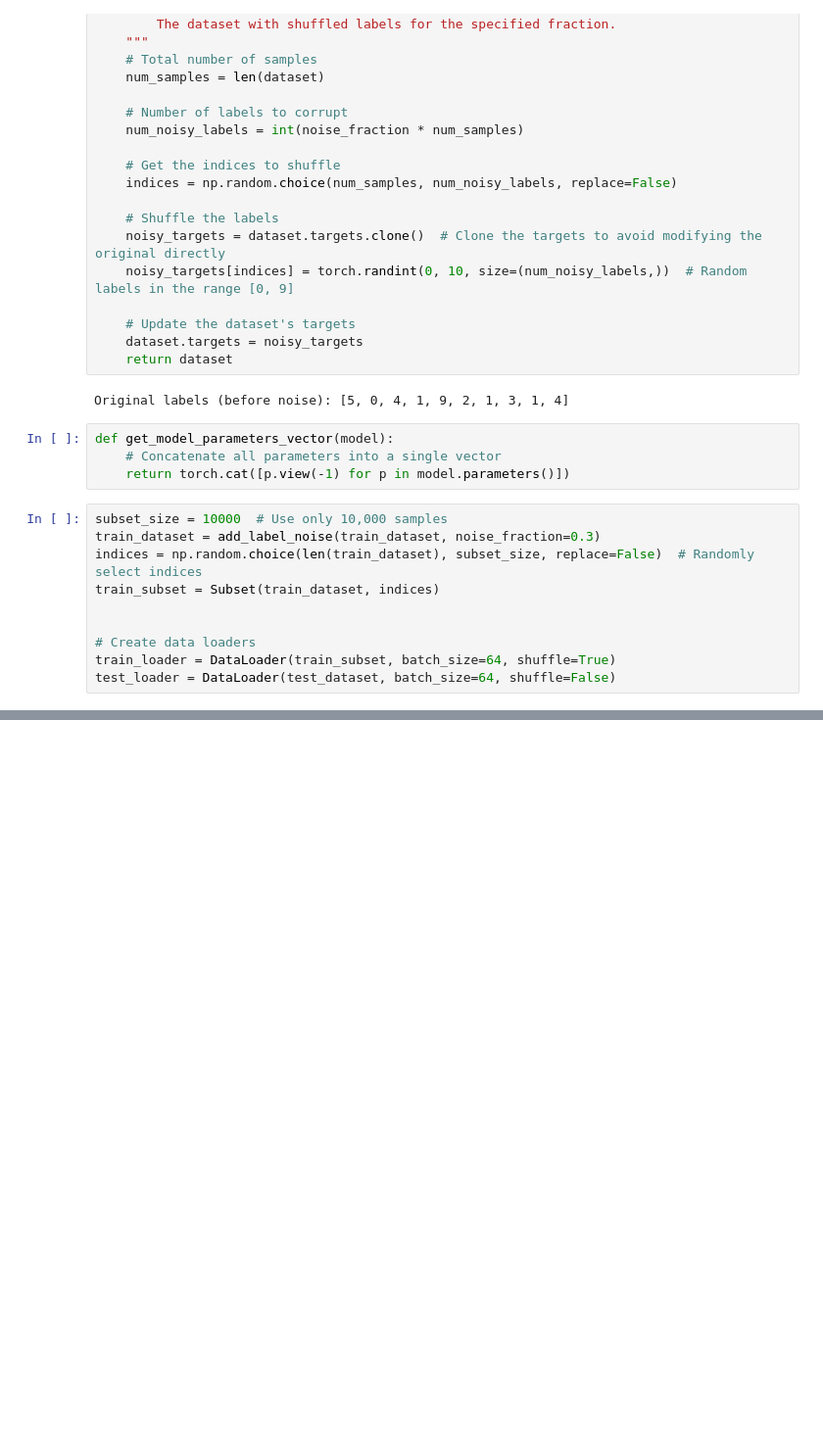
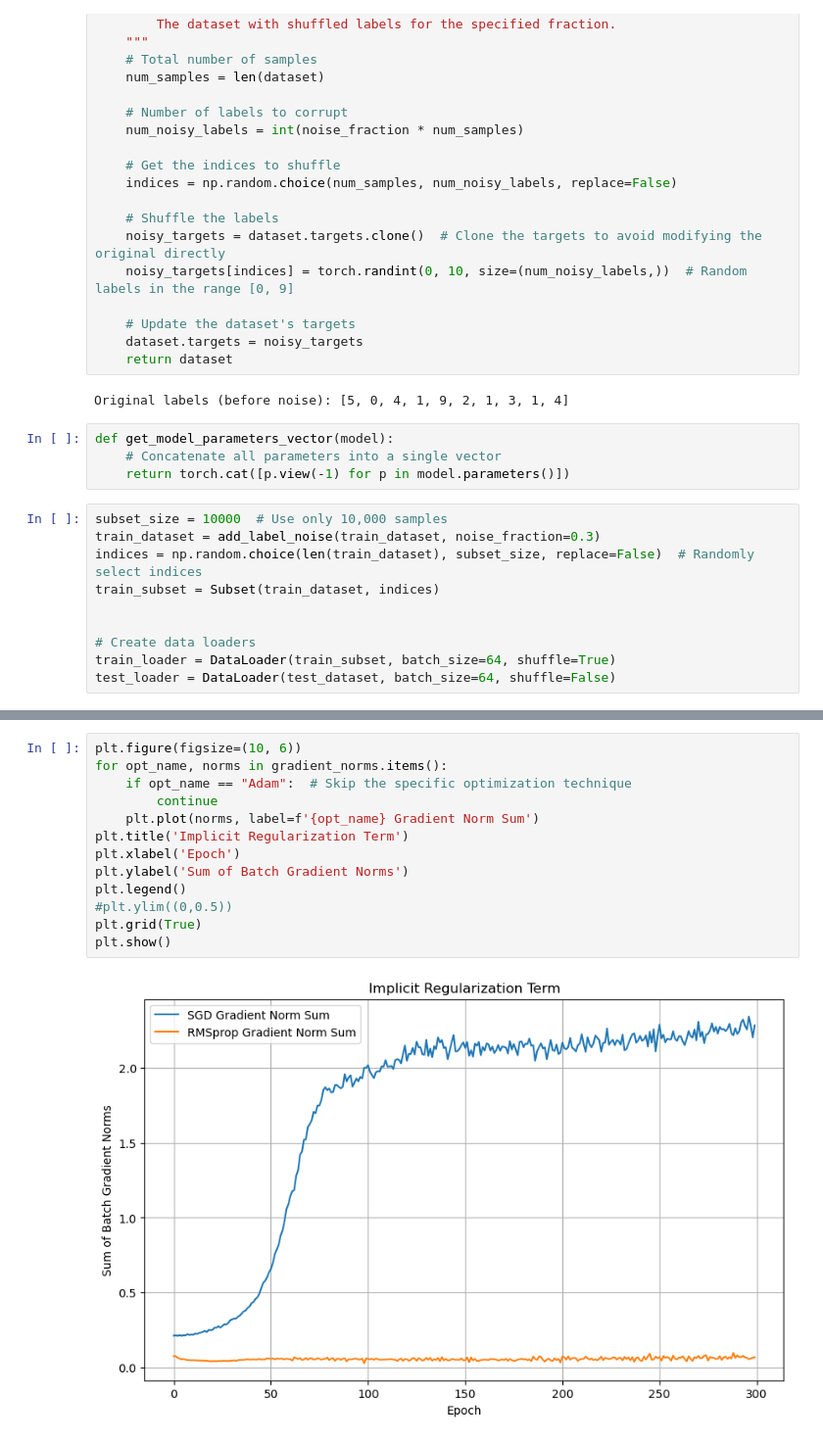
Before and after one commit to kamaljeetsingh14/SIE-645-Final-Project, a Jupyter notebook: experiment 1.ipynb, the cells around one changed output, grey strips where cells are left out. Shown at 98% size. Cells and saved outputs as stored; diff of their text form; blank space fills up the shorter version.

```diff
--- a/experiment 1.ipynb
+++ b/experiment 1.ipynb
@@ -236,0 +307,15 @@ Epoch [300/300], Training Loss: 2.2903, Training Accuracy: 21.88%, Test Loss: 2.
+# %%
+plt.figure(figsize=(10, 6))
+for opt_name, norms in gradient_norms.items():
+    if opt_name == "Adam":  # Skip the specific optimization technique
+        continue
+    plt.plot(norms, label=f'{opt_name} Gradient Norm Sum')
+plt.title('Implicit Regularization Term')
+plt.xlabel('Epoch')
+plt.ylabel('Sum of Batch Gradient Norms')
+plt.legend()
+#plt.ylim((0,0.5))
+plt.grid(True)
+plt.show()
+# %% [output]
+[figure, added]
```
Also changed, not shown: parts of 10 cells of this notebook.
